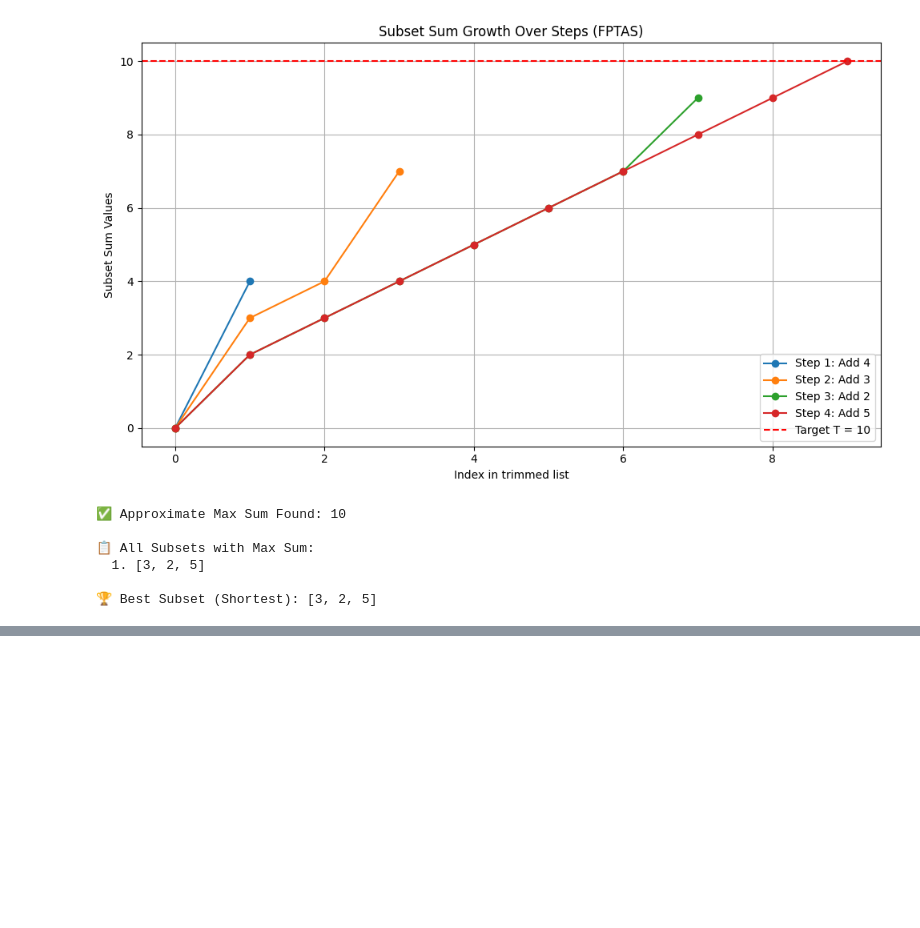
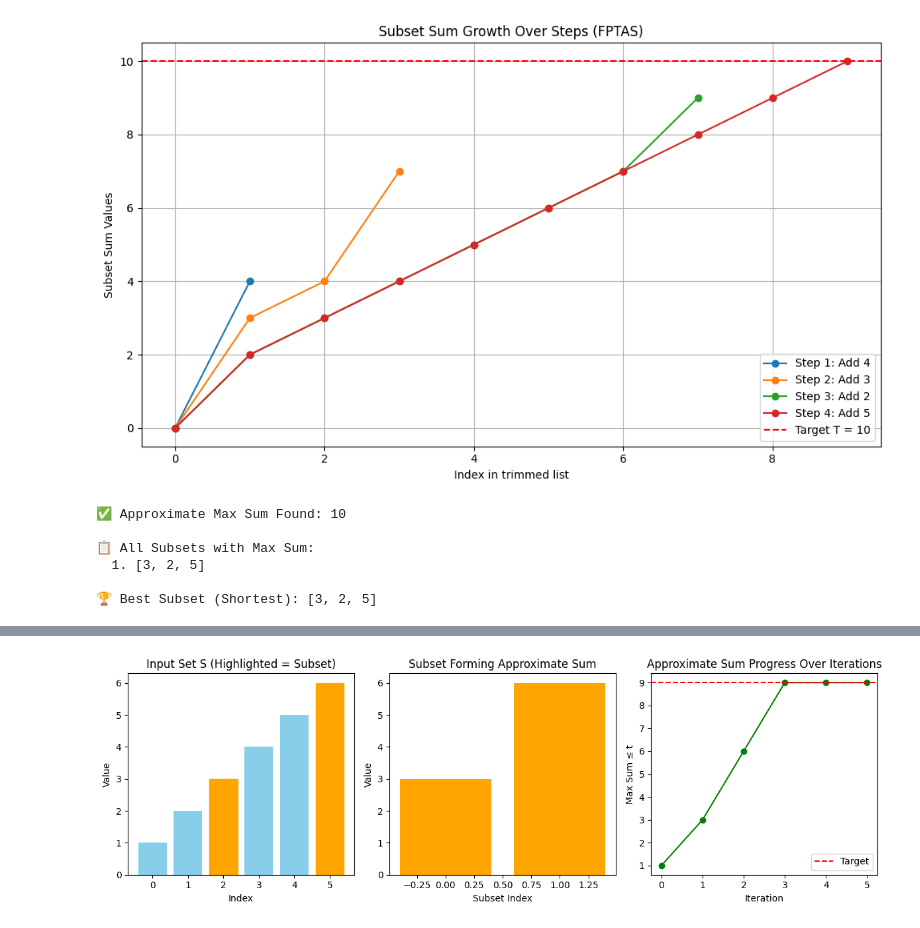
Before and after one commit to rahulbabu7/Advanced_Data_Structure_Micro_Project, a Jupyter notebook: subset_sum_problem.ipynb, the cells around one changed output, grey strips where cells are left out. Cells and saved outputs as stored; diff of their text form; code cells hidden in the pictures; blank space fills up the shorter version.

```diff
--- a/subset_sum_problem.ipynb
+++ b/subset_sum_problem.ipynb
@@ -180,3 +180,81 @@ print("\n🏆 Best Subset (Shortest):", best_subset)
   1. [3, 2, 5]
 
 🏆 Best Subset (Shortest): [3, 2, 5]
+# %%
+import matplotlib.pyplot as plt
+
+def trim_with_paths(lst, delta):
+    trimmed = [lst[0]]
+    for val in lst[1:]:
+        if val[0] > trimmed[-1][0] * (1 + delta):
+            trimmed.append(val)
+    return trimmed
+
+def approximate_subset_sum(S, t, epsilon):
+    n = len(S)
+    L = [(0, [])]
+    history = []  # Store best sums over iterations
+
+    for i in range(n):
+        new_L = []
+        for (total, subset) in L:
+            new_sum = total + S[i]
+            new_subset = subset + [S[i]]
+            new_L.append((new_sum, new_subset))
+        L += new_L
+        L = list({x[0]: x for x in L}.values())
+        L.sort(key=lambda x: x[0])
+        delta = epsilon / (2 * n)
+        L = trim_with_paths(L, delta)
+        L = [x for x in L if x[0] <= t]
+        if L:
+            history.append(max(x[0] for x in L))
+
+    if L:
+        best = max(L, key=lambda x: x[0])
+        return best, history
+    else:
+        return (0, []), history
+
+def visualize(S, subset, approx_sum, history, t):
+    # 1. Bar chart of the set
+    plt.figure(figsize=(12, 4))
+    plt.subplot(1, 3, 1)
+    bars = plt.bar(range(len(S)), S, color='skyblue')
+    for i, val in enumerate(S):
+        if val in subset:
+            bars[i].set_color('orange')
+    plt.title("Input Set S (Highlighted = Subset)")
+    plt.xlabel("Index")
+    plt.ylabel("Value")
+
+    # 2. Subset bar
+    plt.subplot(1, 3, 2)
+    plt.bar(range(len(subset)), subset, color='orange')
+    plt.title("Subset Forming Approximate Sum")
+    plt.xlabel("Subset Index")
+    plt.ylabel("Value")
+
+    # 3. Approximation Progress
+    plt.subplot(1, 3, 3)
+    plt.plot(history, marker='o', color='green')
+    plt.axhline(t, color='red', linestyle='--', label='Target')
+    plt.title("Approximate Sum Progress Over Iterations")
+    plt.xlabel("Iteration")
+    plt.ylabel("Max Sum ≤ t")
+    plt.legend()
+
+    plt.tight_layout()
+    plt.show()
+
+# Example Usage
+if __name__ == "__main__":
+    S = [1, 2, 3, 4, 5, 6]
+    t = 9
+    epsilon = 0.001
+
+    (approx_sum, subset), history = approximate_subset_sum(S, t, epsilon)
+    print("Approximate subset sum ≤", t, "is:", approx_sum)
+    print("Subset:", subset)
+    visualize(S, subset, approx_sum, history, t)
+# %% [output]
@@ -182,0 +263 @@ print("\n🏆 Best Subset (Shortest):", best_subset)
+[figure, added]
```
Also changed, not shown: parts of 1 cell of this notebook, 1 other file.
